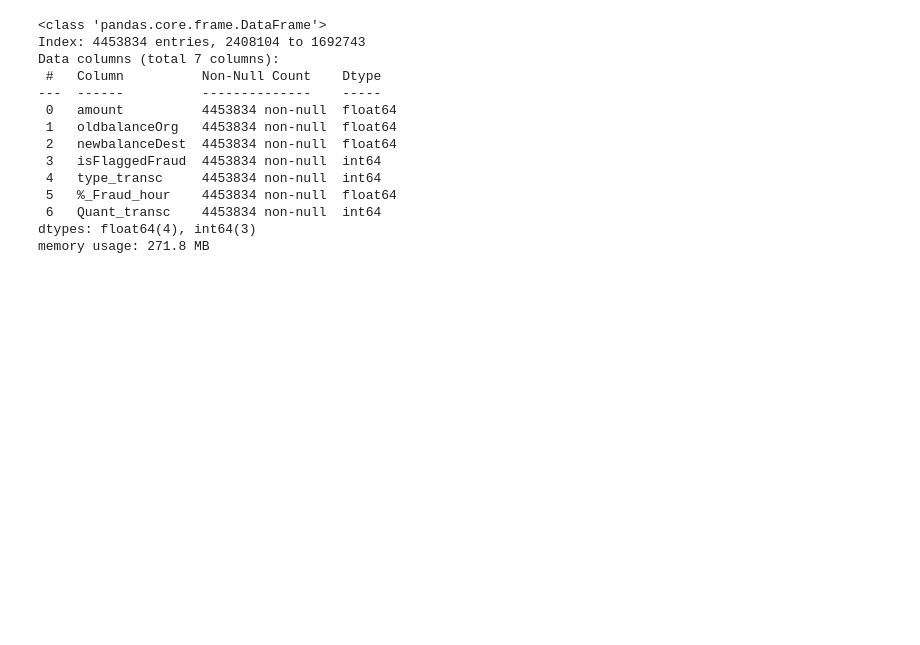
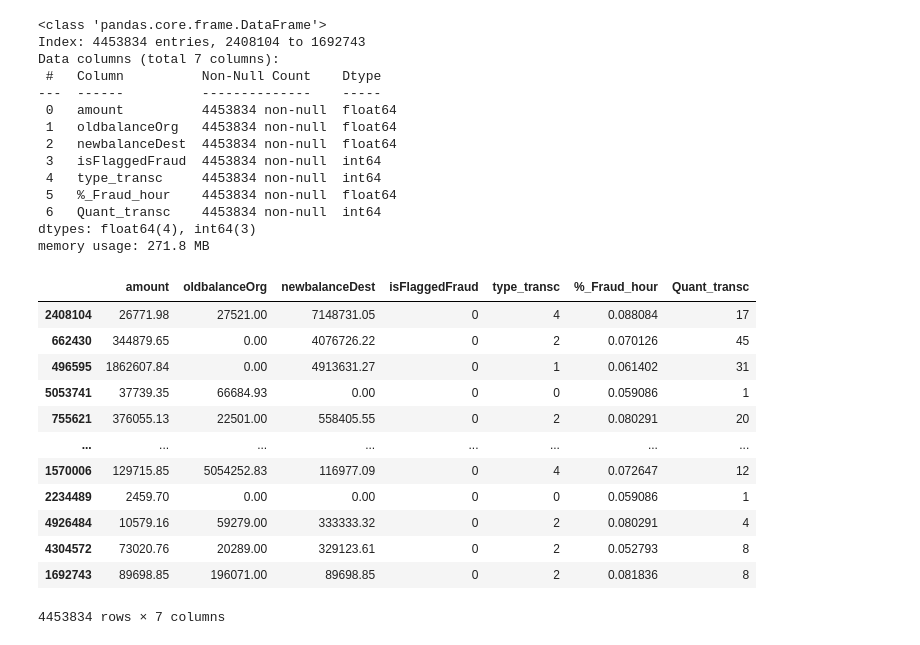
Before and after one commit to viktoruebelhart/analyzing-financial-fraud, a Jupyter notebook: analyzing_financial_fraud.ipynb, the cells around one changed output. Saved outputs shown, nothing was run; the diff lists cells and outputs as text; code cells hidden in the pictures; blank space fills up the shorter version.

```diff
--- a/analyzing_financial_fraud.ipynb
+++ b/analyzing_financial_fraud.ipynb
@@ -1007,3 +1007,19 @@ Data columns (total 7 columns):
  6   Quant_transc    4453834 non-null  int64
 dtypes: float64(4), int64(3)
 memory usage: 271.8 MB
+# %%
+X_train
+# %% [output]
+|  | amount | oldbalanceOrg | newbalanceDest | isFlaggedFraud | type_transc | %_Fraud_hour | Quant_transc |
+| 2408104 | 26771.98 | 27521.00 | 7148731.05 | 0 | 4 | 0.088084 | 17 |
+| 662430 | 344879.65 | 0.00 | 4076726.22 | 0 | 2 | 0.070126 | 45 |
+| 496595 | 1862607.84 | 0.00 | 4913631.27 | 0 | 1 | 0.061402 | 31 |
+| 5053741 | 37739.35 | 66684.93 | 0.00 | 0 | 0 | 0.059086 | 1 |
+| 755621 | 376055.13 | 22501.00 | 558405.55 | 0 | 2 | 0.080291 | 20 |
+| ... | ... | ... | ... | ... | ... | ... | ... |
+| 1570006 | 129715.85 | 5054252.83 | 116977.09 | 0 | 4 | 0.072647 | 12 |
+| 2234489 | 2459.70 | 0.00 | 0.00 | 0 | 0 | 0.059086 | 1 |
+| 4926484 | 10579.16 | 59279.00 | 333333.32 | 0 | 2 | 0.080291 | 4 |
+| 4304572 | 73020.76 | 20289.00 | 329123.61 | 0 | 2 | 0.052793 | 8 |
+| 1692743 | 89698.85 | 196071.00 | 89698.85 | 0 | 2 | 0.081836 | 8 |
+4453834 rows × 7 columns
```
Also changed, not shown: parts of 3 cells of this notebook.
